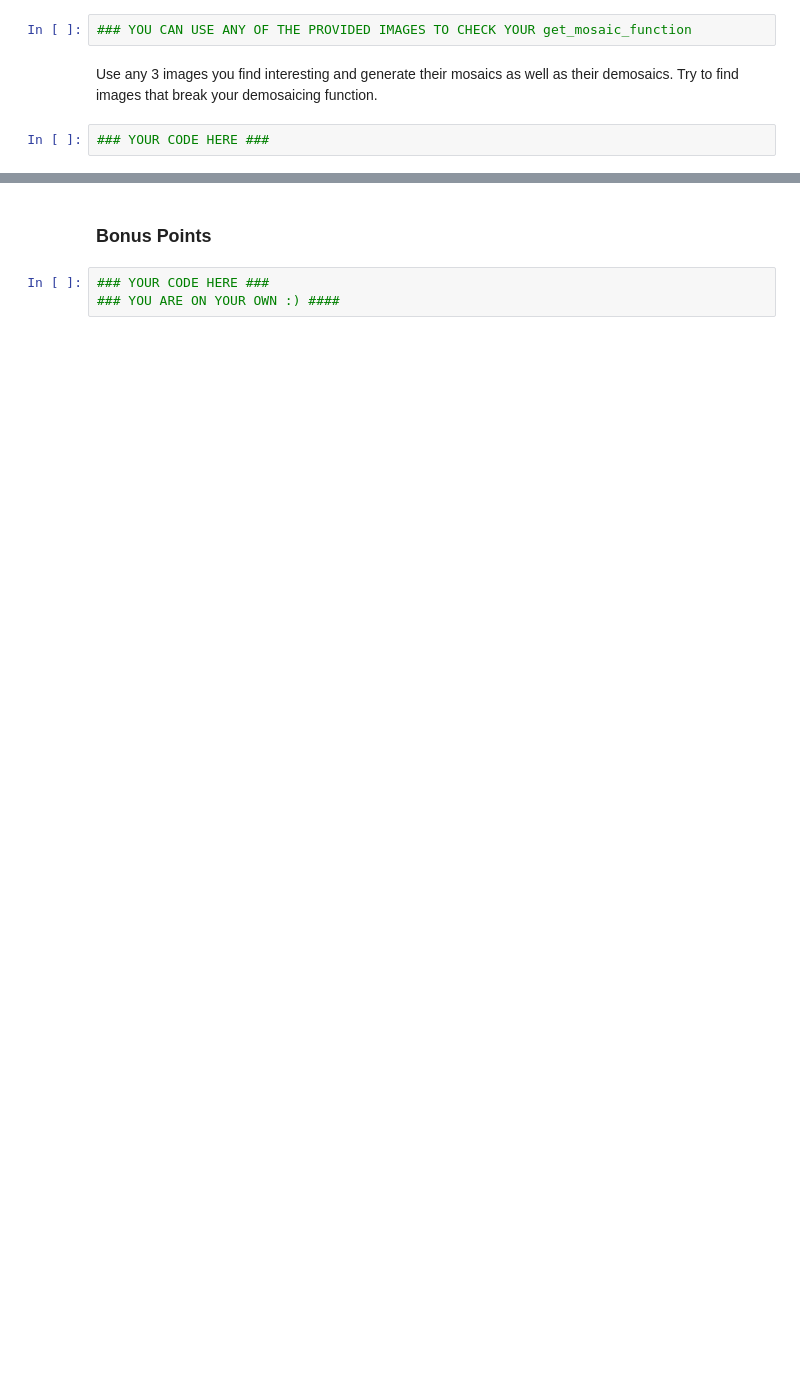
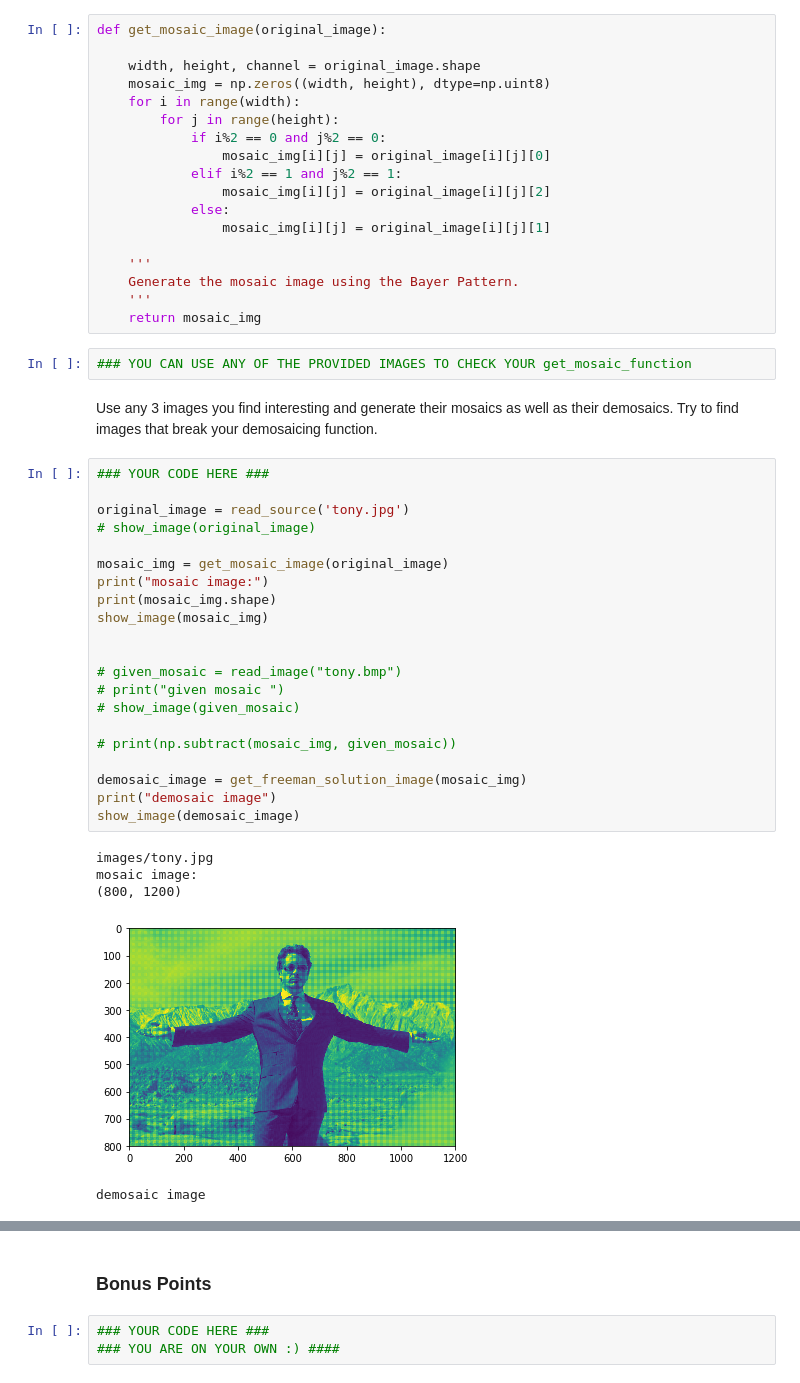
Before and after one commit to 770120041/ComputerVisionPractice, a Jupyter notebook: MP0.ipynb, the cells around one changed output, grey strips where cells are left out. Drawn from its saved outputs; the diff is of its cells as text; blank space fills up the shorter version.

```diff
--- a/MP0.ipynb
+++ b/MP0.ipynb
@@ -241,6 +240,49 @@ def get_mosaic_image(original_image):
+# %%
+def get_mosaic_image(original_image):
+
+    width, height, channel = original_image.shape
+    mosaic_img = np.zeros((width, height), dtype=np.uint8)
+    for i in range(width):
+        for j in range(height):
+            if i%2 == 0 and j%2 == 0:
+                mosaic_img[i][j] = original_image[i][j][0]
+            elif i%2 == 1 and j%2 == 1:
+                mosaic_img[i][j] = original_image[i][j][2]
+            else:
+                mosaic_img[i][j] = original_image[i][j][1]
+
+    '''
+    Generate the mosaic image using the Bayer Pattern.
+    '''
+    return mosaic_img
 # %%
 ### YOU CAN USE ANY OF THE PROVIDED IMAGES TO CHECK YOUR get_mosaic_function
 # %% [markdown]
 Use any 3 images you find interesting and generate their mosaics as well as their demosaics. Try to find images that break your demosaicing function.
-# %%
-### YOUR CODE HERE ###
+# %%
+### YOUR CODE HERE ###
+
+original_image = read_source('tony.jpg')
+# show_image(original_image)
+
+mosaic_img = get_mosaic_image(original_image)
+print("mosaic image:")
+print(mosaic_img.shape)
+show_image(mosaic_img)
+
+
+# given_mosaic = read_image("tony.bmp")
+# print("given mosaic ")
+# show_image(given_mosaic)
+
+# print(np.subtract(mosaic_img, given_mosaic))
+
+demosaic_image = get_freeman_solution_image(mosaic_img)
+print("demosaic image")
+show_image(demosaic_image)
+# %% [output]
+images/tony.jpg
+mosaic image:
+(800, 1200)
+[figure, added]
+demosaic image
```
Also changed, not shown: parts of 7 cells of this notebook.
